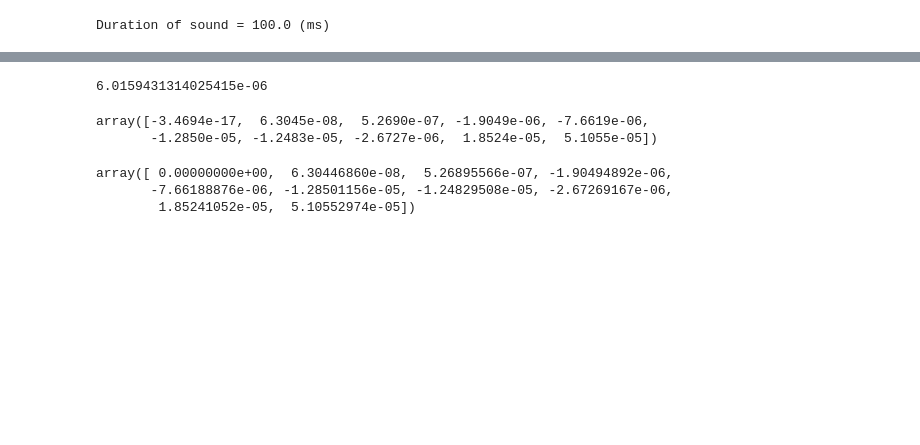
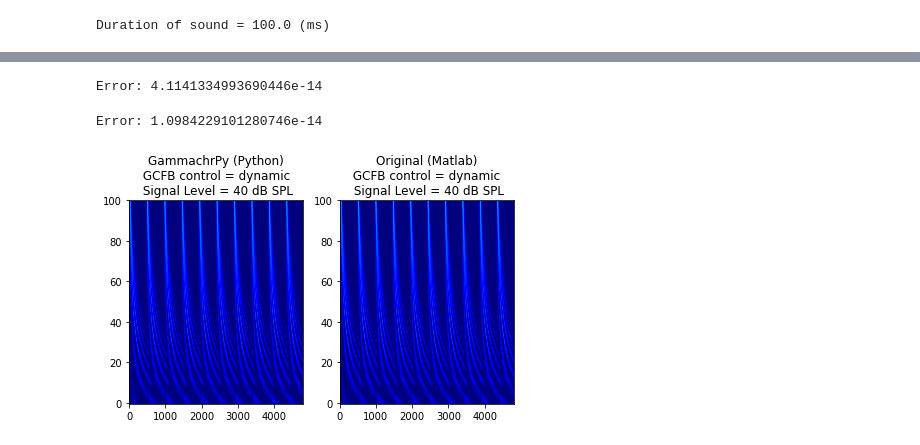
Before and after one commit to kyama0321/gammachirpy, a Jupyter notebook: GCFBv211pack/testGCFBv211_notebook.ipynb, the cells around one changed output, grey strips where cells are left out. Saved outputs shown, nothing was run; the diff lists cells and outputs as text; code cells hidden in the pictures; blank space fills up the shorter version.

Commit message:
Mod: RMSE btw GammachirPy and org with mat-file

```diff
--- a/GCFBv211pack/testGCFBv211_notebook.ipynb
+++ b/GCFBv211pack/testGCFBv211_notebook.ipynb
@@ -54,3 +57,5 @@ Dynamic Compressive-Gammachirp: Time 100.0 (ms) / 100.0 (ms). elapsed time = 15.
 # %%
-name_file = "./original/GCFBv211_cGCout_{}_{}dBSPL.csv".format(GCparam.Ctrl, SigSPL)
+# read original outputs
+name_file = "./original/GCFBv211_GCout_{}_{}dBSPL.mat".format(GCparam.Ctrl, SigSPL)
 name_file
+GCout_org = sio.loadmat(name_file)
@@ -75,25 +62,33 @@ name_file
-# %%
-with open(name_file, "r") as csv_file:
-    reader = csv.reader(csv_file, delimiter=",")
-    pGCout_org = [row for row in reader]
-
-pGCout_org = np.array(pGCout_org).astype(float)
-
-rmse = utils.rms(pGCout_org - pGCout)
-rmse
-# %% [output]
-6.0159431314025415e-06
-# %%
-pGCout_org[0,0:10]
-# %% [output]
-array([-3.4694e-17,  6.3045e-08,  5.2690e-07, -1.9049e-06, -7.6619e-06,
-       -1.2850e-05, -1.2483e-05, -2.6727e-06,  1.8524e-05,  5.1055e-05])
-# %%
-pGCout[0,0:10]
-# %% [output]
-array([ 0.00000000e+00,  6.30446860e-08,  5.26895566e-07, -1.90494892e-06,
-       -7.66188876e-06, -1.28501156e-05, -1.24829508e-05, -2.67269167e-06,
-        1.85241052e-05,  5.10552974e-05])
+# %%
+# cGCout
+cGCout_org = GCout_org['cGCout']
+rmse = utils.rms(cGCout_org - cGCout)
+print(f'Error: {rmse}')
+# %% [output]
+Error: 4.1141334993690446e-14
+# %%
+# pGCout
+pGCout_org = GCout_org['pGCout']
+rmse = utils.rms(pGCout_org - pGCout)
+print(f'Error: {rmse}')
+# %% [output]
+Error: 1.0984229101280746e-14
+# %%
+# GammachirPy (Python)
+ax = plt.subplot(1, 2, 1)
+plt.imshow(np.maximum(cGCout, 0), aspect='auto', origin='lower', cmap='jet')
+ax.set_title("GammachrPy (Python)\n GCFB control = {} \n Signal Level = {} dB SPL".format(GCparam.Ctrl, SigSPL))
+ax.set_yticks([0, 20, 40, 60, 80, 100])
+
+# Original (Matlab)
+ax = plt.subplot(1, 2, 2)
+plt.imshow(np.maximum(cGCout_org, 0), aspect='auto', origin='lower', cmap='jet')
+ax.set_title("Original (Matlab)\n GCFB control = {} \n Signal Level = {} dB SPL".format(GCparam.Ctrl, SigSPL))
+ax.set_yticks([0, 20, 40, 60, 80, 100])
+
+plt.tight_layout()
+# %% [output]
+[figure, added]
 # %%
 SigSPL = 60
 GCparam_Ctrl = 'dynamic'
```
Also changed, not shown: parts of 23 cells of this notebook, 18 other files.
